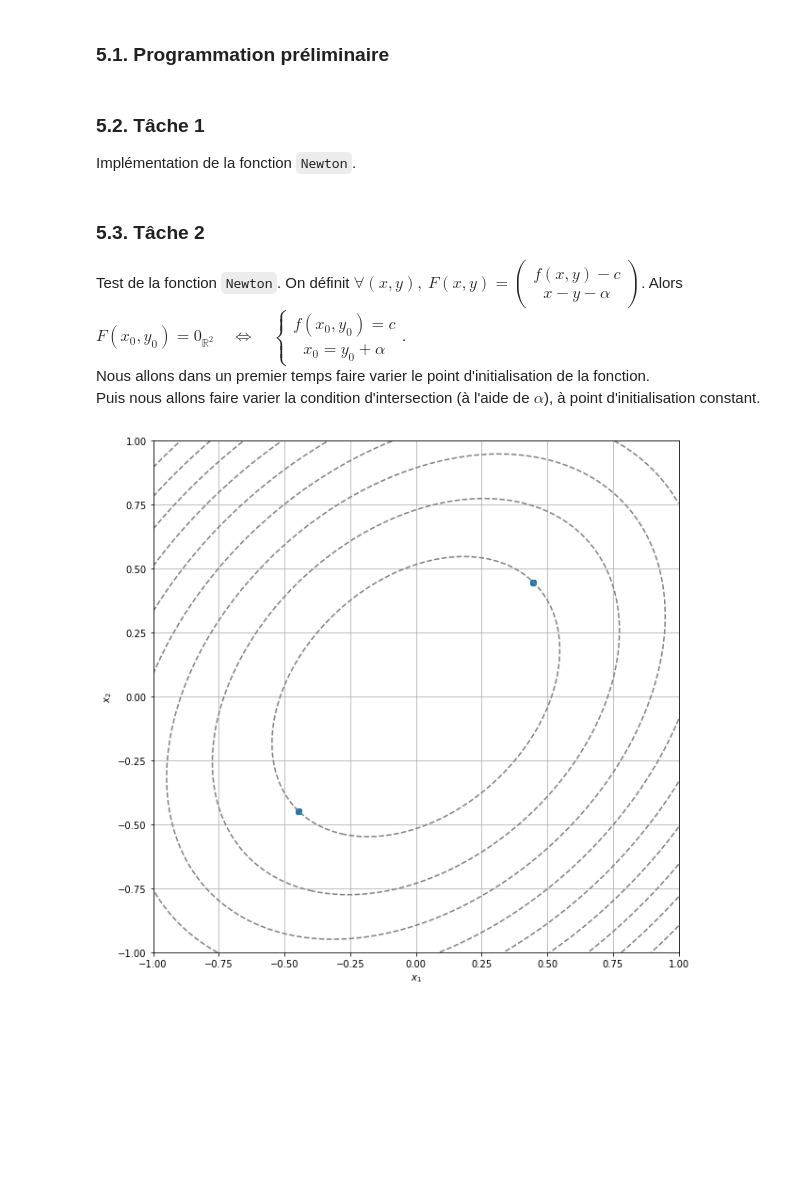
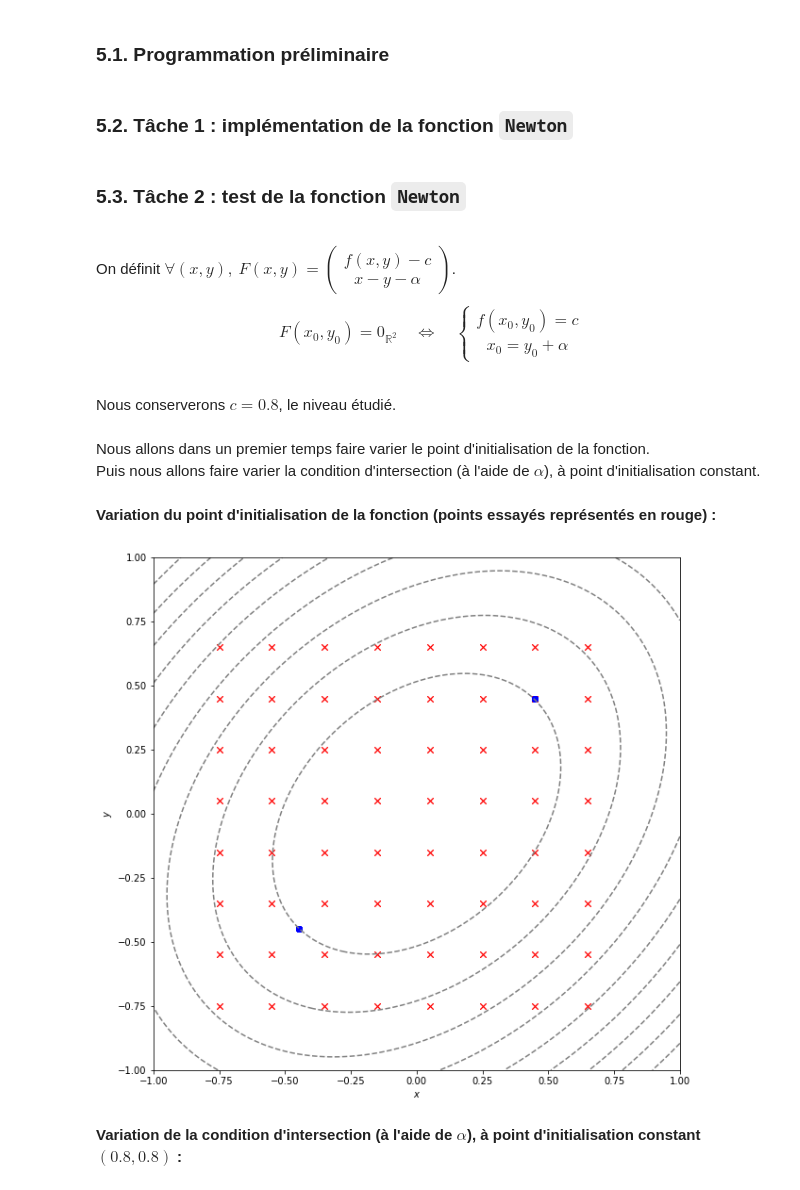
Before and after one commit to ahernot/UE11-calcul-differentiel, a Jupyter notebook: Reponses_FINAL.ipynb, the cells around one changed output. Saved outputs shown, nothing was run; the diff lists cells and outputs as text; code cells hidden in the pictures; blank space fills up the shorter version.

```diff
--- a/Reponses_FINAL.ipynb
+++ b/Reponses_FINAL.ipynb
@@ -207,11 +207,24 @@ class GeomFunctions():
         X, Y = np.meshgrid(x, y)
         Z = f(X, Y)
 
-        #fig, ax = plt.subplots()
+        #   Contour
         contour_set = plt.contour(X, Y, Z, colors="grey", linestyles="dashed", levels=levels)
-        #ax.clabel(contour_set)
+
+        #   Labels
+        plt.grid(True)
+        plt.xlabel("$x$")
+        plt.ylabel("$y$")
+
+
+    def display_contour(self, f:Callable, x:float, y:float, levels):
+        X, Y = np.meshgrid(x, y)
+        Z = f(X, Y)
+
+        fig, ax = plt.subplots()
+        contour_set = plt.contour(X, Y, Z, colors="grey", linestyles="dashed", levels=levels)
+        ax.clabel(contour_set)
 
         plt.grid(True)
         plt.xlabel("$x$")
         plt.ylabel("$y$")
-        #plt.gca().set_aspect("equal")
+        plt.gca().set_aspect("equal")
@@ -227,8 +241,7 @@ def f0(x: float or int, y: float or int) -> float:
 def f1(x: float or int, y: float or int) -> float:
     return 3.0 * x * x - 2.0 * x * y + 3.0 * y * y
 # %% [markdown]
-### 5.2. Tâche 1
-Implémentation de la fonction `Newton`.
+### 5.2. Tâche 1 : implémentation de la fonction `Newton`
 # %%
 def Newton(F:Callable, x0:float, y0:float, eps:float=eps, N:int=N) -> tuple:
     """
@@ -277,11 +290,13 @@ def Newton(F:Callable, x0:float, y0:float, eps:float=eps, N:int=N) -> tuple:
     #   4. Raising an error when no solution is found and the max number of iterations is exceeded
     raise ValueError(f'No convergence in {N} steps.')
 # %% [markdown]
-### 5.3. Tâche 2
-Test de la fonction `Newton`.
-On définit $\forall (x, y),\ F(x, y) = \begin{pmatrix} f(x, y) - c \\ x - y - \alpha\end{pmatrix}$.
-Alors $F(x_0, y_0) = 0_{\mathbb{R}^2} \quad \Leftrightarrow \quad \left\{ \begin{matrix} f(x_0, y_0) = c \\ x_0 = y_0 + \alpha \end{matrix} \right.$.
-<br>Nous allons dans un premier temps faire varier le point d'initialisation de la fonction.
+### 5.3. Tâche 2 : test de la fonction `Newton`
+<br>On définit $\forall (x, y),\ F(x, y) = \begin{pmatrix} f(x, y) - c \\ x - y - \alpha\end{pmatrix}$.
+$$
+F(x_0, y_0) = 0_{\mathbb{R}^2} \quad \Leftrightarrow \quad \left\{ \begin{matrix} f(x_0, y_0) = c \\ x_0 = y_0 + \alpha \end{matrix} \right.
+$$
+<br>Nous conserverons $c=0.8$, le niveau étudié.
+<br><br>Nous allons dans un premier temps faire varier le point d'initialisation de la fonction.
 <br>Puis nous allons faire varier la condition d'intersection (à l'aide de $\alpha$), à point d'initialisation constant.
 # %%
 # Generating a grid to apply the function to
@@ -292,35 +307,46 @@ def get_F(f:Callable, level:float = 0.0, offset:float = 0.0) -> Callable:
     def F(x: float or int, y: float or int) -> np.ndarray:
         return np.array([ f(x, y) - level , x - y - offset ])
     return F
+# %% [markdown]
+<b>Variation du point d'initialisation de la fonction (points essayés représentés en rouge) :</b>
 # %%
-##   Varying the seed point
-
 plt.figure()
 plt.xlim(-1, 1)
 plt.ylim(-1, 1)
 
 #   Reference display
 GFunc.display_contour_inline(
     f1,
     x=np.linspace(-1.0, 1.0, 100),
     y=np.linspace(-1.0, 1.0, 100),
     levels=10 # 10 levels, automatically selected
 )
 
-x_list = []
-y_list = []
+x_list, y_list = [], [] # results
+xp_list, yp_list = [], [] # seed points
+
 F = get_F(f1, level=0.8)
 # very ugly because Newton isn't vectorized
 for line in lin_array:
     for col in lin_array:
         for point in col:
+
+            #   Adding the seed points
+            xp_list.append(point.tolist()[0])
+            yp_list.append(point.tolist()[1])
+
+            #   Adding the results (if available)
             try:
                 val = Newton(F, *(point.tolist()))
                 x_list.append(val[0])
                 y_list.append(val[1])
             except: continue
-plt.scatter(x_list, y_list)
+
+plt.scatter(xp_list, yp_list, c='red', marker='x', linewidths=0.5) # plotting the seed points
+plt.scatter(x_list, y_list, c='blue') # plotting the results
 plt.show()
 # %% [output]
-[figure, old version]
+[figure, new version]
+# %% [markdown]
+<b>Variation de la condition d'intersection (à l'aide de $\alpha$), à point d'initialisation constant $(0.8, 0.8)$ :</b>
 # %%
```
Also changed, not shown: parts of 5 cells of this notebook, 1 other file.
